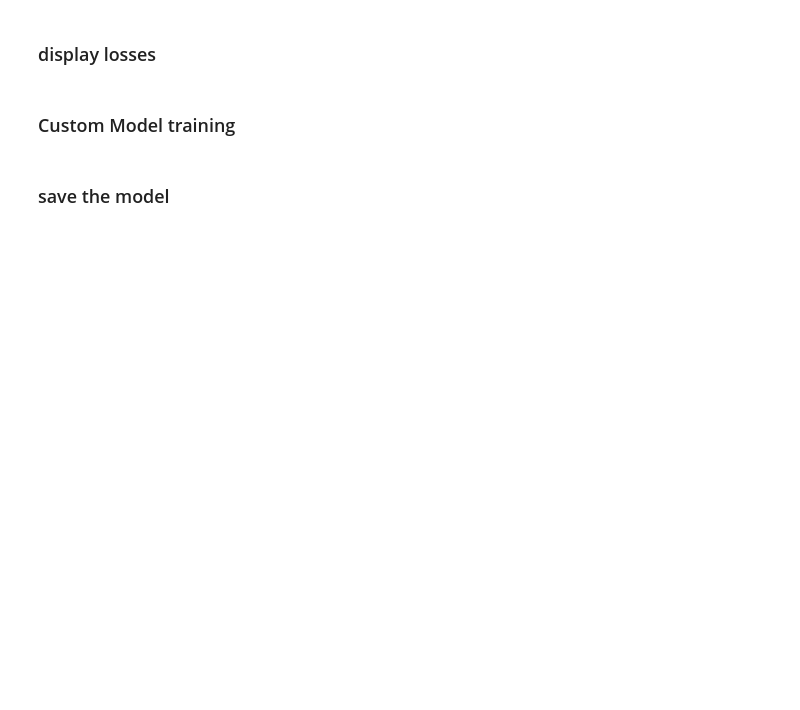
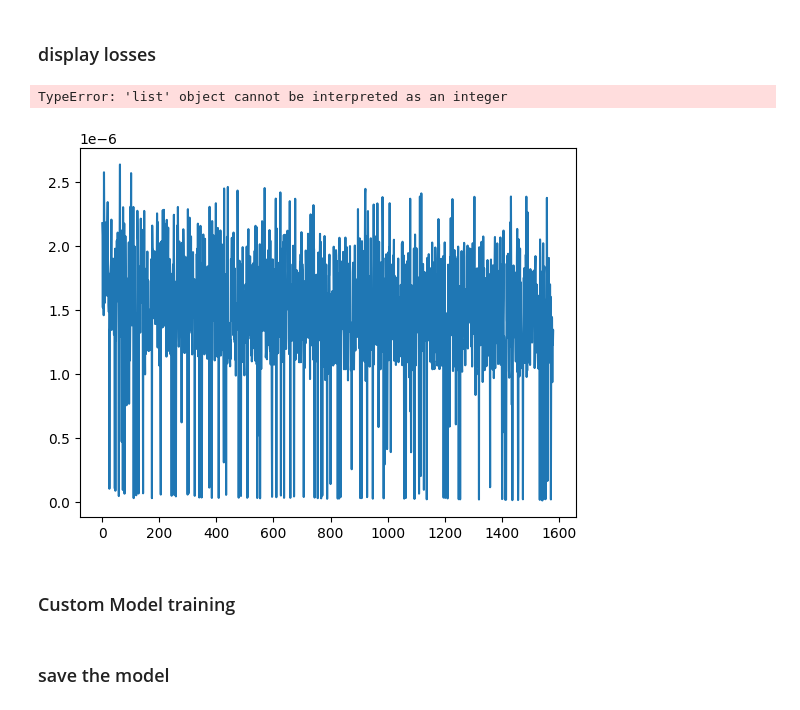
Before and after one commit to ShiboXing/SOTA, a Jupyter notebook: lstm/train_lstm.ipynb, the cells around one changed output. Saved outputs shown, nothing was run; the diff lists cells and outputs as text; code cells hidden in the pictures; blank space fills up the shorter version.

```diff
--- a/lstm/train_lstm.ipynb
+++ b/lstm/train_lstm.ipynb
@@ -33,7 +35,7 @@ from torch import optim
 import matplotlib.pyplot as plt
 
 I, H = 71, 33
-epochs = 10
+epochs = 5
 
 model = LSTM(71, 33, batch_first=True).cuda()
 loss = MSELoss()
@@ -46,22 +48,28 @@ adam = optim.Adam(model.parameters(), lr=0.001)
 h, c = torch.randn(1,1, 33, dtype=torch.float32).cuda(), torch.randn(1,1, 33, dtype=torch.float32).cuda()
 tr_losses, inf_losses = [], []
 
-for ep in range(epochs):
+train_gen = enumerate(train_dl)
+test_gen = enumerate(test_dl)
+
+for tr_idx, (X, y) in train_gen:
     tr_l, inf_l = 0, 0
-    for X, y in train_dl:
-        yhat, (_, _) = model(X, (h, c))
-        l = loss(yhat, y.cuda())
+    yhat, (_, _) = model(X, (h, c))
+    l = loss(yhat, y.cuda())
 
-        adam.zero_grad()
-        l.backward()
-        adam.step()
-        tr_l += l.item()
+    adam.zero_grad()
+    l.backward()
+    adam.step()
+    tr_l += l.item()
 
-    for X, y in test_dl:
-        yhat, (_, _) = model(X, (h, c))
-        l = loss(yhat, y.cuda())
-        inf_l += l.item()
+    try:
+        inf_idx, (X, y) = next(test_gen)
+    except StopIteration:
+        test = enumerate(test_dl)
+        inf_idx, (X, y) = next(test_gen)
+    yhat, (_, _) = model(X, (h, c))
+    l = loss(yhat, y.cuda())
+    inf_l += l.item()
     tr_losses.append(tr_l / len(train_dl))
     inf_losses.append(inf_l / len(test_dl))
-
-    print(f"epoch: {ep} train loss: {tr_l /len(train_dl)} inf loss: {inf_l / len(test_dl)}")
+    if tr_idx and tr_idx % 100 == 0:
+        print(f"iteration: {tr_idx} train loss: {tr_l /len(train_dl)} inf loss: {inf_l / len(test_dl)}")
@@ -69,9 +94,12 @@ for ep in range(epochs):
 ### display losses
 # %%
 plt.plot(range(len(tr_losses)), tr_losses, label="train loss")
-plt.plot(range(epochs), inf_losses, label="test loss")
+plt.plot(range(len(inf_losses)), inf_losses, label="test loss")
 plt.legend()
 plt.show()
+# %% [output]
+TypeError: 'list' object cannot be interpreted as an integer
+[figure, added]
 # %% [markdown]
 ### Custom Model training
 # %%
```
Also changed, not shown: parts of 3 cells of this notebook, 1 other file.
